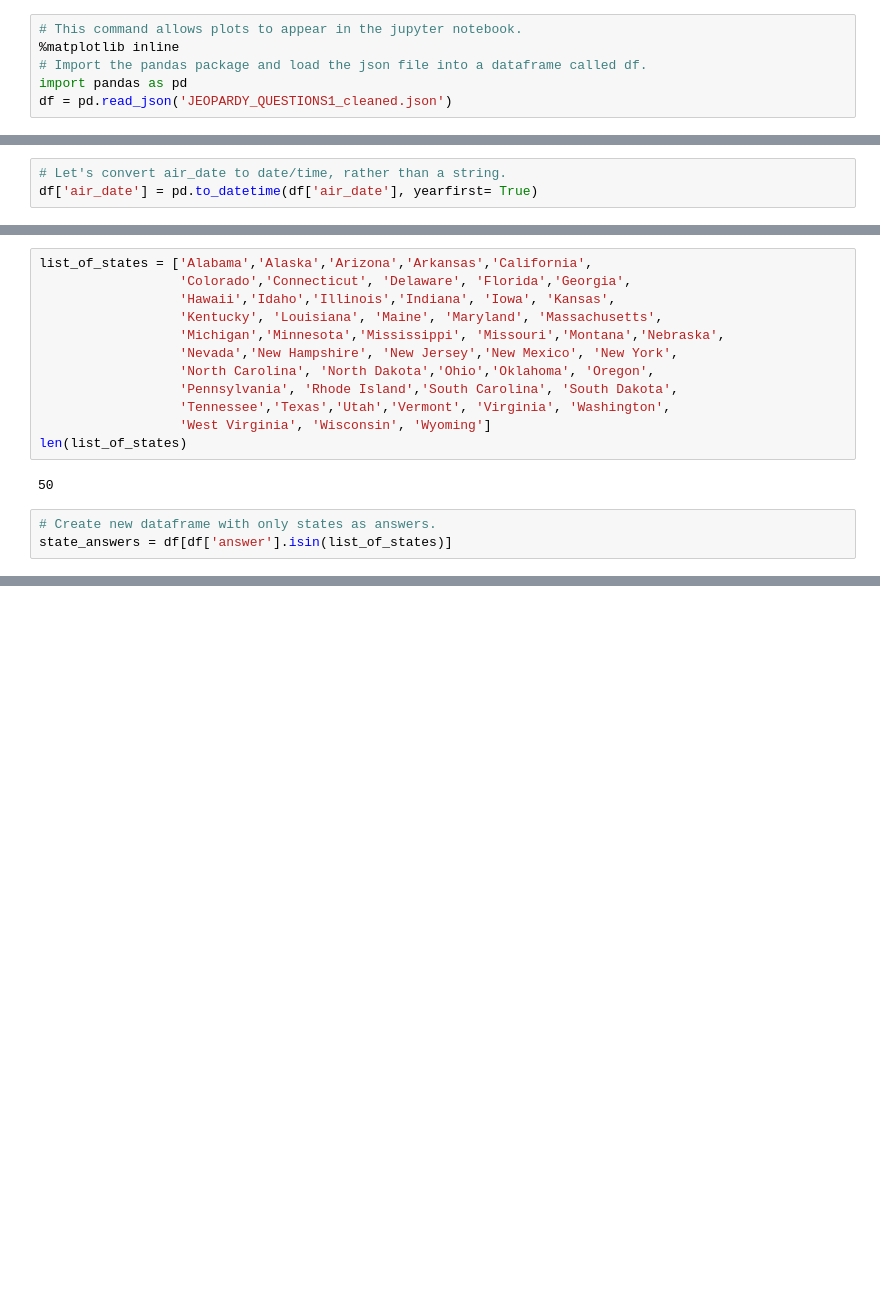
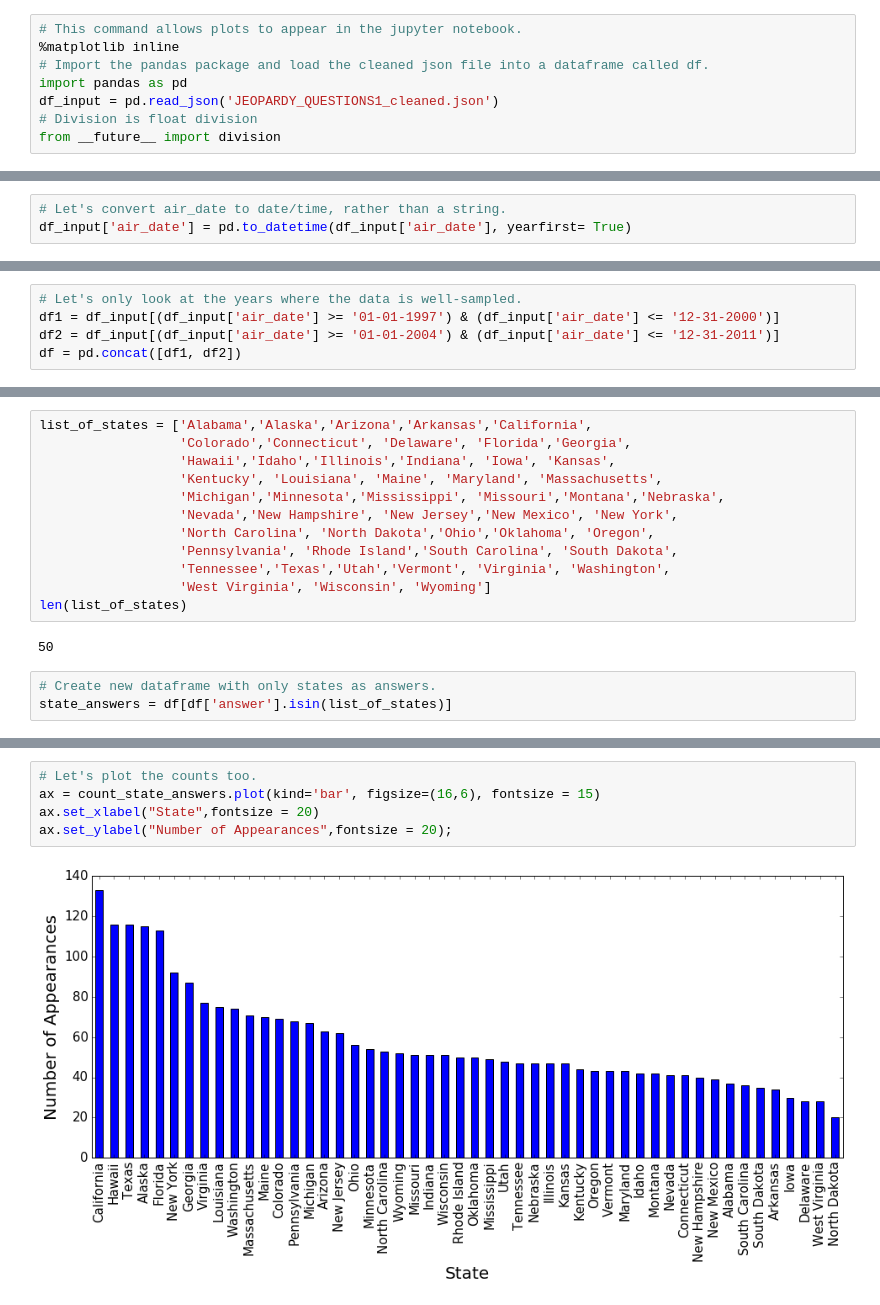
Before and after one commit to aurban8/aurban8_old.github.io, a Jupyter notebook: content/notebooks/jeopardy_2_states_values_years.ipynb, the cells around one changed output, grey strips where cells are left out. Drawn from its saved outputs; the diff is of its cells as text; blank space fills up the shorter version.

```diff
--- a/content/notebooks/jeopardy_2_states_values_years.ipynb
+++ b/content/notebooks/jeopardy_2_states_values_years.ipynb
@@ -3,7 +3,9 @@
 # %%
 # This command allows plots to appear in the jupyter notebook.
 %matplotlib inline
-# Import the pandas package and load the json file into a dataframe called df.
+# Import the pandas package and load the cleaned json file into a dataframe called df.
 import pandas as pd
-df = pd.read_json('JEOPARDY_QUESTIONS1_cleaned.json')
+df_input = pd.read_json('JEOPARDY_QUESTIONS1_cleaned.json')
+# Division is float division
+from __future__ import division
 # %%
@@ -32,4 +35,4 @@ value          float64
 dtype: object
 # %%
 # Let's convert air_date to date/time, rather than a string.
-df['air_date'] = pd.to_datetime(df['air_date'], yearfirst= True)
+df_input['air_date'] = pd.to_datetime(df_input['air_date'], yearfirst= True)
@@ -56,6 +60,11 @@ round          216930
 show_number    216930
 value          213296
 dtype: int64
+# %%
+# Let's only look at the years where the data is well-sampled.
+df1 = df_input[(df_input['air_date'] >= '01-01-1997') & (df_input['air_date'] <= '12-31-2000')]
+df2 = df_input[(df_input['air_date'] >= '01-01-2004') & (df_input['air_date'] <= '12-31-2011')]
+df = pd.concat([df1, df2])
 # %% [markdown]
 ## State of Jeopardy
 # %% [markdown]
@@ -302,0 +162,7 @@ Numbers between 0 and +1 are positively correlated. The closer the correlation c
+# %%
+# Let's plot the counts too.
+ax = count_state_answers.plot(kind='bar', figsize=(16,6), fontsize = 15)
+ax.set_xlabel("State",fontsize = 20)
+ax.set_ylabel("Number of Appearances",fontsize = 20);
+# %% [output]
+[figure, added]
```
Also changed, not shown: parts of 86 cells of this notebook, 30 other files.
